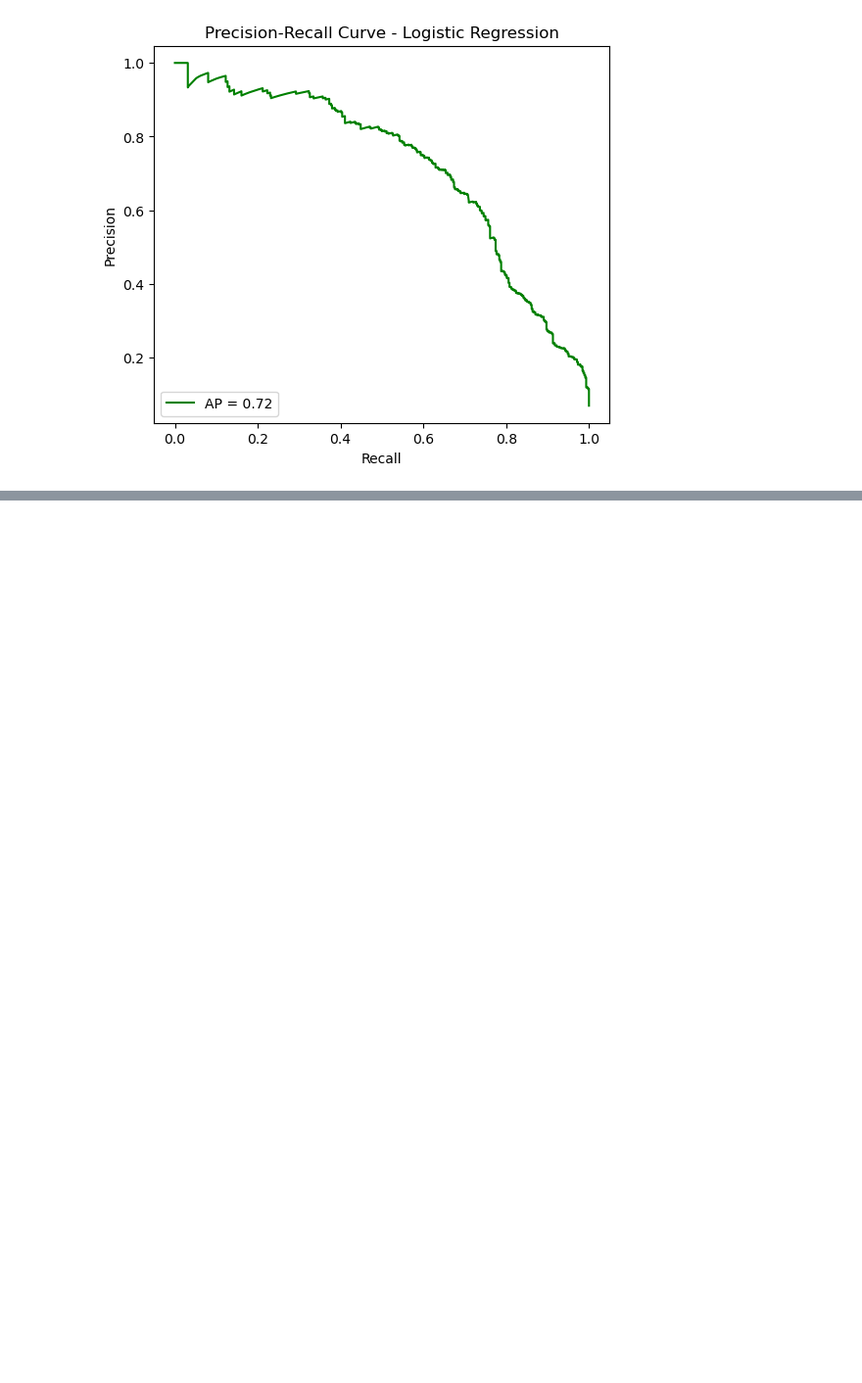
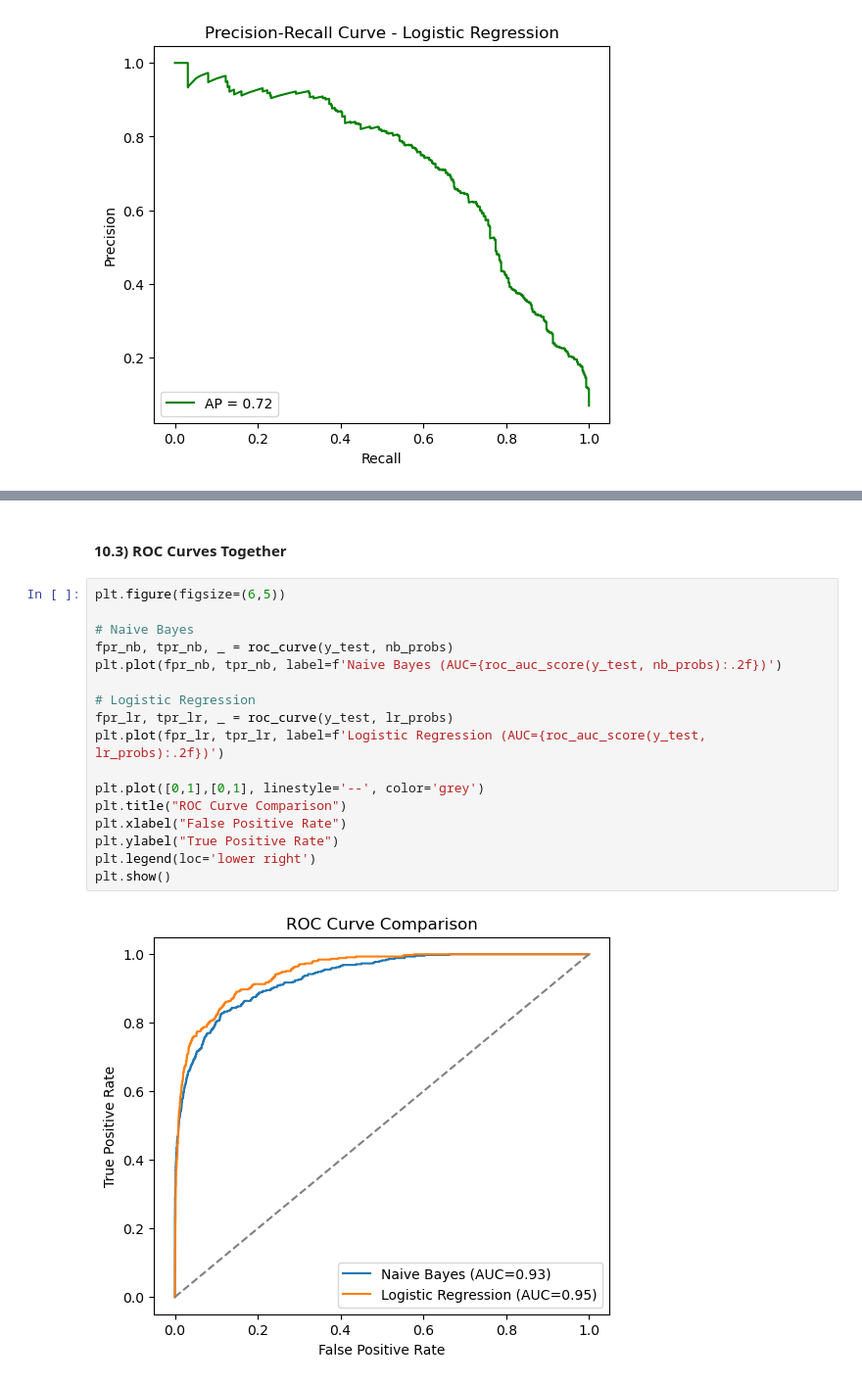
Before and after one commit to pabisha0098/Applied-Machine-Learning, a Jupyter notebook: 22067308 Pabisha Bhatta.ipynb, the cells around one changed output, grey strips where cells are left out. Shown at 98% size. Saved outputs shown, nothing was run; the diff lists cells and outputs as text; blank space fills up the shorter version.

```diff
--- a/22067308 Pabisha Bhatta.ipynb
+++ b/22067308 Pabisha Bhatta.ipynb
@@ -283,0 +370,21 @@ plot_precision_recall_curve(y_test, lr_probs, "Precision-Recall Curve - Logistic
+# %% [markdown]
+#### 10.3) ROC Curves Together
+# %%
+plt.figure(figsize=(6,5))
+
+# Naive Bayes
+fpr_nb, tpr_nb, _ = roc_curve(y_test, nb_probs)
+plt.plot(fpr_nb, tpr_nb, label=f'Naive Bayes (AUC={roc_auc_score(y_test, nb_probs):.2f})')
+
+# Logistic Regression
+fpr_lr, tpr_lr, _ = roc_curve(y_test, lr_probs)
+plt.plot(fpr_lr, tpr_lr, label=f'Logistic Regression (AUC={roc_auc_score(y_test, lr_probs):.2f})')
+
+plt.plot([0,1],[0,1], linestyle='--', color='grey')
+plt.title("ROC Curve Comparison")
+plt.xlabel("False Positive Rate")
+plt.ylabel("True Positive Rate")
+plt.legend(loc='lower right')
+plt.show()
+# %% [output]
+[figure, added]
```
Also changed, not shown: parts of 11 cells of this notebook.
